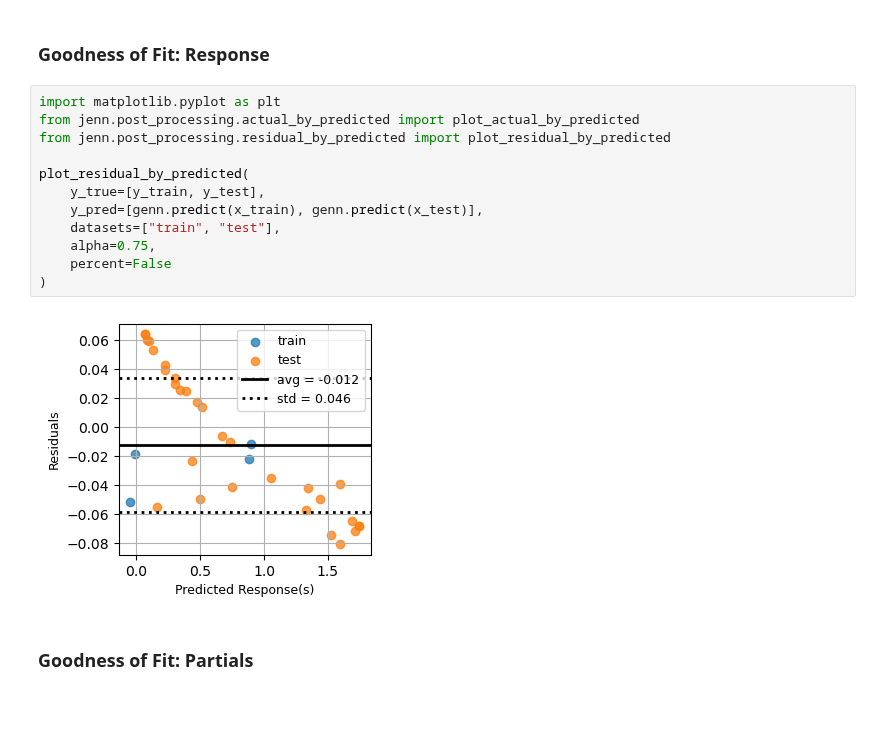
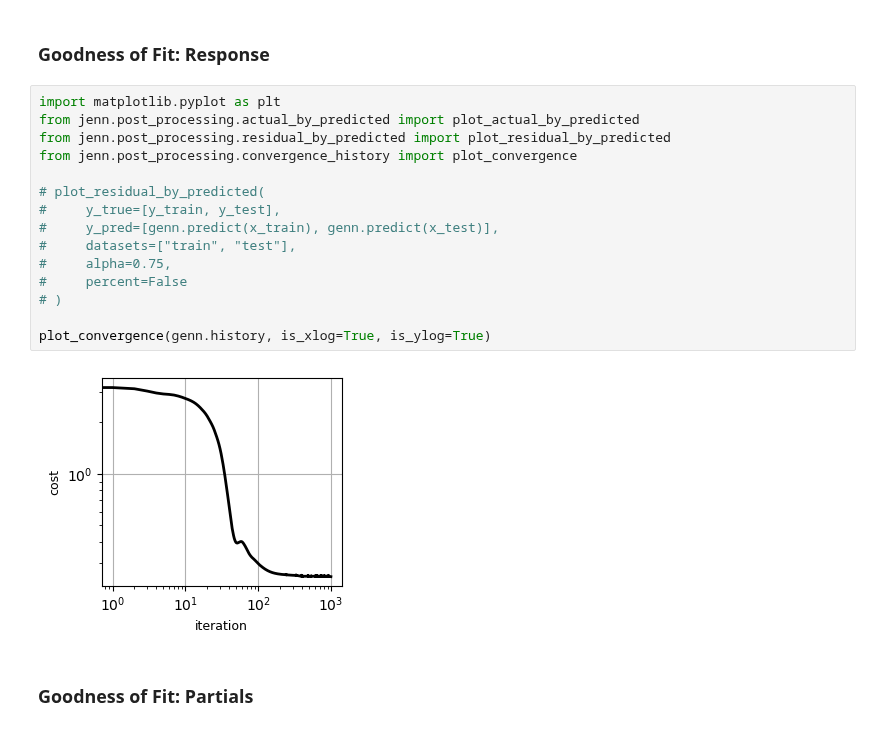
Before and after one commit to shb84/JENN, a Jupyter notebook: docs/examples/demo_1_sinusoid.ipynb, the cells around one changed output. Saved outputs shown, nothing was run; the diff lists cells and outputs as text.

Commit message:
#29: updated convergence history plotting, residual-by-predicted

```diff
--- a/docs/examples/demo_1_sinusoid.ipynb
+++ b/docs/examples/demo_1_sinusoid.ipynb
@@ -90,17 +90,20 @@ jenn.utils.plot.sensitivity_profiles(
 # %%
 import matplotlib.pyplot as plt
 from jenn.post_processing.actual_by_predicted import plot_actual_by_predicted
 from jenn.post_processing.residual_by_predicted import plot_residual_by_predicted
+from jenn.post_processing.convergence_history import plot_convergence
 
-plot_residual_by_predicted(
-    y_true=[y_train, y_test],
-    y_pred=[genn.predict(x_train), genn.predict(x_test)],
-    datasets=["train", "test"],
-    alpha=0.75,
-    percent=False
-)
+# plot_residual_by_predicted(
+#     y_true=[y_train, y_test],
+#     y_pred=[genn.predict(x_train), genn.predict(x_test)],
+#     datasets=["train", "test"],
+#     alpha=0.75,
+#     percent=False
+# )
+
+plot_convergence(genn.history, is_xlog=True, is_ylog=True)
 # %% [output]
-[figure, old version]
+[figure, new version]
 # %% [markdown]
 ### Goodness of Fit: Partials
 # %% [markdown]
```
Also changed, not shown: parts of 5 cells of this notebook, 3 other files.
